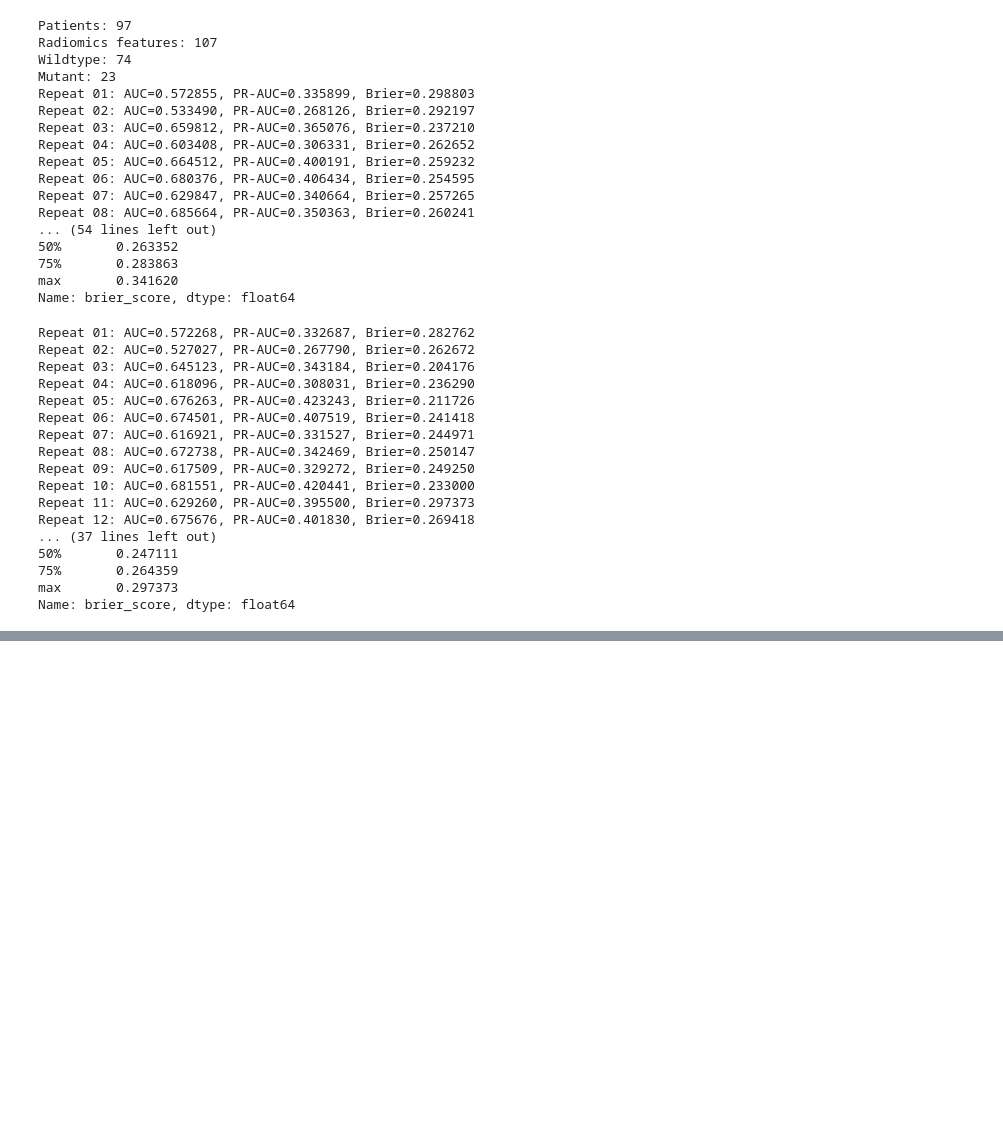
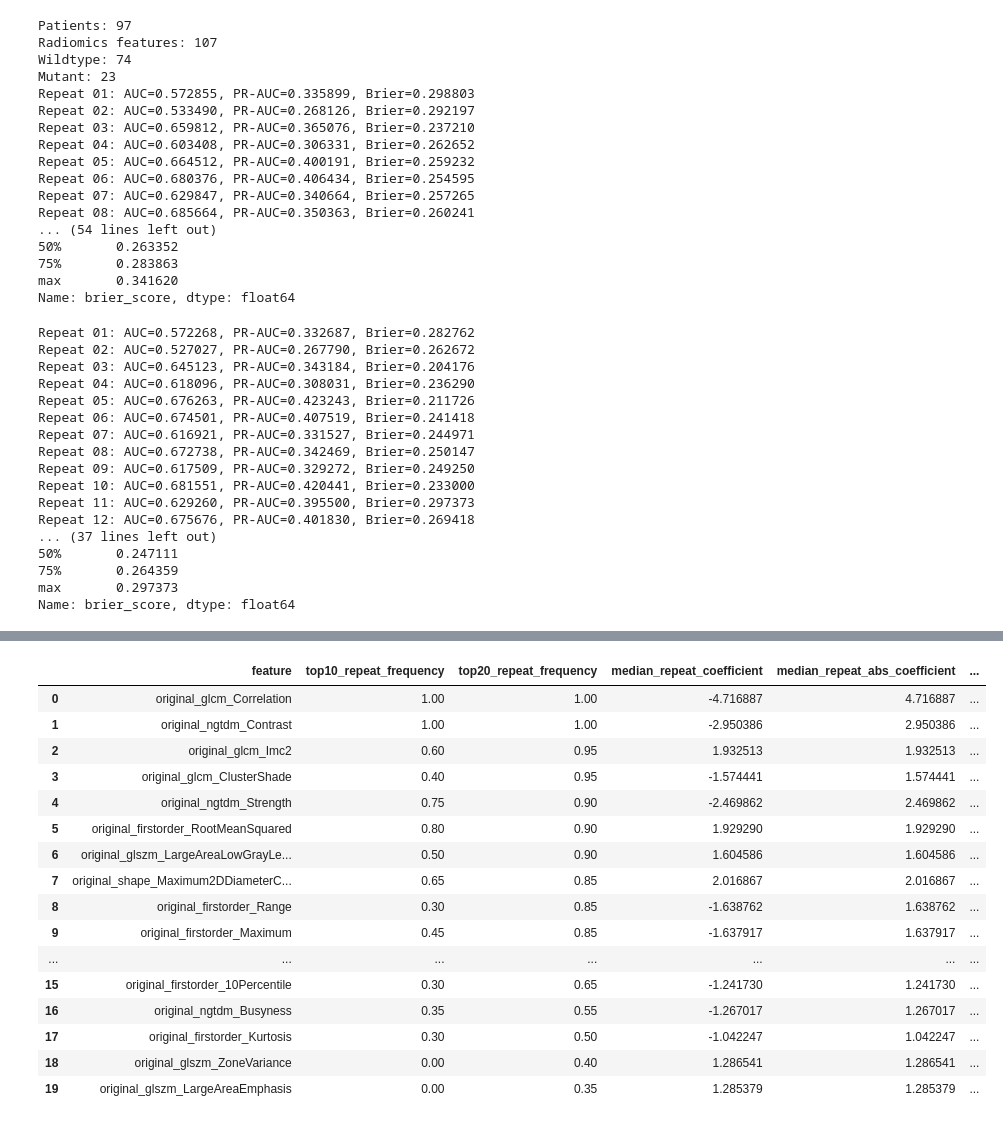
Before and after one commit to gmail2580369-del/lung2-egfr-radiomics, a Jupyter notebook: notebooks/03_modeling_nested_cv.ipynb, the cells around one changed output, grey strips where cells are left out. Drawn from its saved outputs; the diff is of its cells as text; code cells hidden in the pictures; blank space fills up the shorter version.

Commit message:
Add calibration and feature stability analyses

```diff
--- a/notebooks/03_modeling_nested_cv.ipynb
+++ b/notebooks/03_modeling_nested_cv.ipynb
@@ -2480,0 +2989,86 @@ unweighted_df.to_csv(
+# %%
+# 每个 repeat 内，把 5 个 outer folds 的系数先取中位数
+repeat_feature_df = (
+    coef_long_df
+    .groupby(["repeat", "feature"])
+    .agg(
+        repeat_median_coef=("coefficient", "median"),
+        repeat_median_abs_coef=("abs_coefficient", "median"),
+        repeat_top20_frequency=("top20", "mean"),
+        repeat_top10_frequency=("top10", "mean")
+    )
+    .reset_index()
+)
+
+# 每个 repeat 中，对107个特征重新按 |median coefficient| 排名
+repeat_feature_df["repeat_abs_rank"] = (
+    repeat_feature_df
+    .groupby("repeat")["repeat_median_abs_coef"]
+    .rank(
+        method="min",
+        ascending=False
+    )
+)
+
+repeat_feature_df["repeat_top20"] = (
+    repeat_feature_df["repeat_abs_rank"] <= 20
+).astype(int)
+
+repeat_feature_df["repeat_top10"] = (
+    repeat_feature_df["repeat_abs_rank"] <= 10
+).astype(int)
+
+repeat_stability_df = (
+    repeat_feature_df
+    .groupby("feature")
+    .agg(
+        top10_repeat_frequency=("repeat_top10", "mean"),
+        top20_repeat_frequency=("repeat_top20", "mean"),
+        median_repeat_coefficient=("repeat_median_coef", "median"),
+        median_repeat_abs_coefficient=("repeat_median_abs_coef", "median"),
+        positive_repeat_frequency=(
+            "repeat_median_coef",
+            lambda x: (x > 0).mean()
+        ),
+        negative_repeat_frequency=(
+            "repeat_median_coef",
+            lambda x: (x < 0).mean()
+        )
+    )
+    .reset_index()
+)
+
+repeat_stability_df["repeat_sign_consistency"] = (
+    repeat_stability_df[
+        ["positive_repeat_frequency", "negative_repeat_frequency"]
+    ].max(axis=1)
+)
+
+repeat_stability_df = repeat_stability_df.sort_values(
+    [
+        "top20_repeat_frequency",
+        "repeat_sign_consistency",
+        "median_repeat_abs_coefficient"
+    ],
+    ascending=False
+).reset_index(drop=True)
+
+display(repeat_stability_df.head(20))
+# %% [output]
+|  | feature | top10_repeat_frequency | top20_repeat_frequency | median_repeat_coefficient | median_repeat_abs_coefficient | ... |
+| 0 | original_glcm_Correlation | 1.00 | 1.00 | -4.716887 | 4.716887 | ... |
+| 1 | original_ngtdm_Contrast | 1.00 | 1.00 | -2.950386 | 2.950386 | ... |
+| 2 | original_glcm_Imc2 | 0.60 | 0.95 | 1.932513 | 1.932513 | ... |
+| 3 | original_glcm_ClusterShade | 0.40 | 0.95 | -1.574441 | 1.574441 | ... |
+| 4 | original_ngtdm_Strength | 0.75 | 0.90 | -2.469862 | 2.469862 | ... |
+| 5 | original_firstorder_RootMeanSquared | 0.80 | 0.90 | 1.929290 | 1.929290 | ... |
+| 6 | original_glszm_LargeAreaLowGrayLe... | 0.50 | 0.90 | 1.604586 | 1.604586 | ... |
+| 7 | original_shape_Maximum2DDiameterC... | 0.65 | 0.85 | 2.016867 | 2.016867 | ... |
+| 8 | original_firstorder_Range | 0.30 | 0.85 | -1.638762 | 1.638762 | ... |
+| 9 | original_firstorder_Maximum | 0.45 | 0.85 | -1.637917 | 1.637917 | ... |
+| ... | ... | ... | ... | ... | ... | ... |
+| 15 | original_firstorder_10Percentile | 0.30 | 0.65 | -1.241730 | 1.241730 | ... |
+| 16 | original_ngtdm_Busyness | 0.35 | 0.55 | -1.267017 | 1.267017 | ... |
+| 17 | original_firstorder_Kurtosis | 0.30 | 0.50 | -1.042247 | 1.042247 | ... |
+| 18 | original_glszm_ZoneVariance | 0.00 | 0.40 | 1.286541 | 1.286541 | ... |
+| 19 | original_glszm_LargeAreaEmphasis | 0.00 | 0.35 | 1.285379 | 1.285379 | ... |
```
Also changed, not shown: parts of 19 cells of this notebook, 10 other files.
